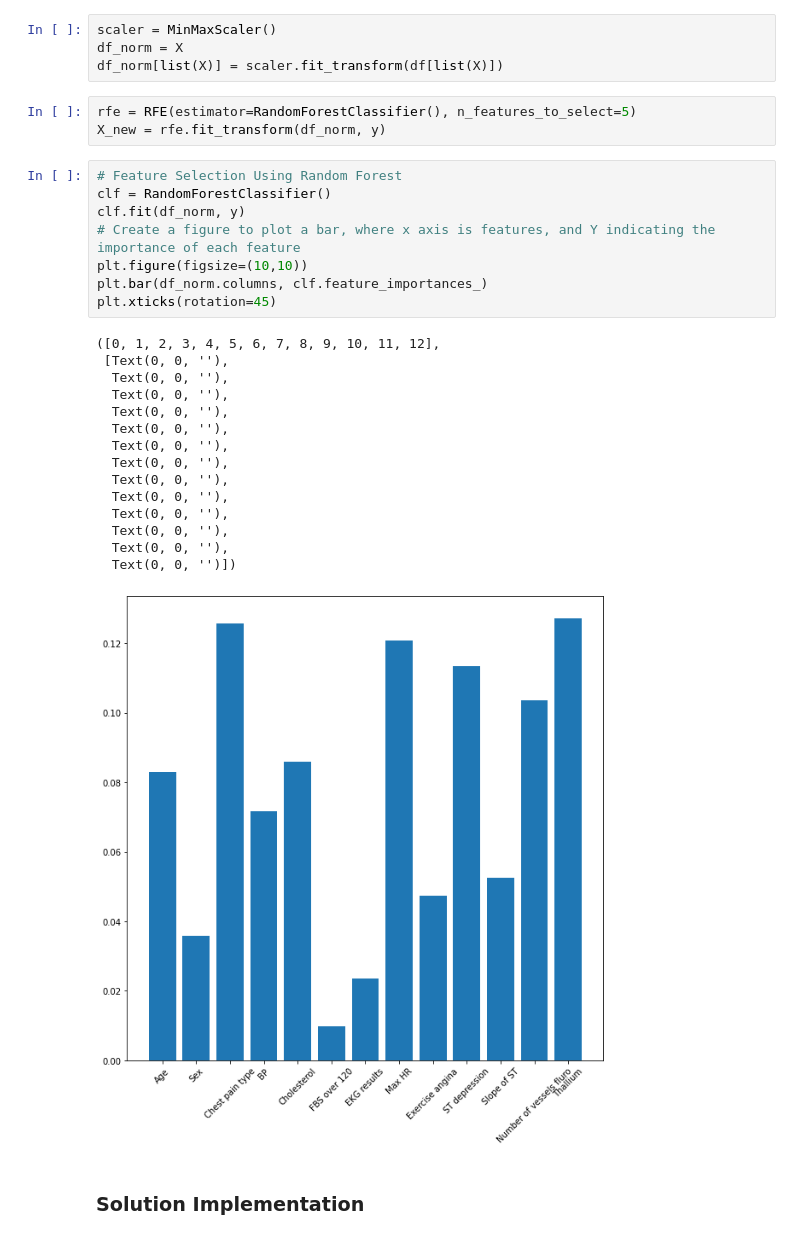
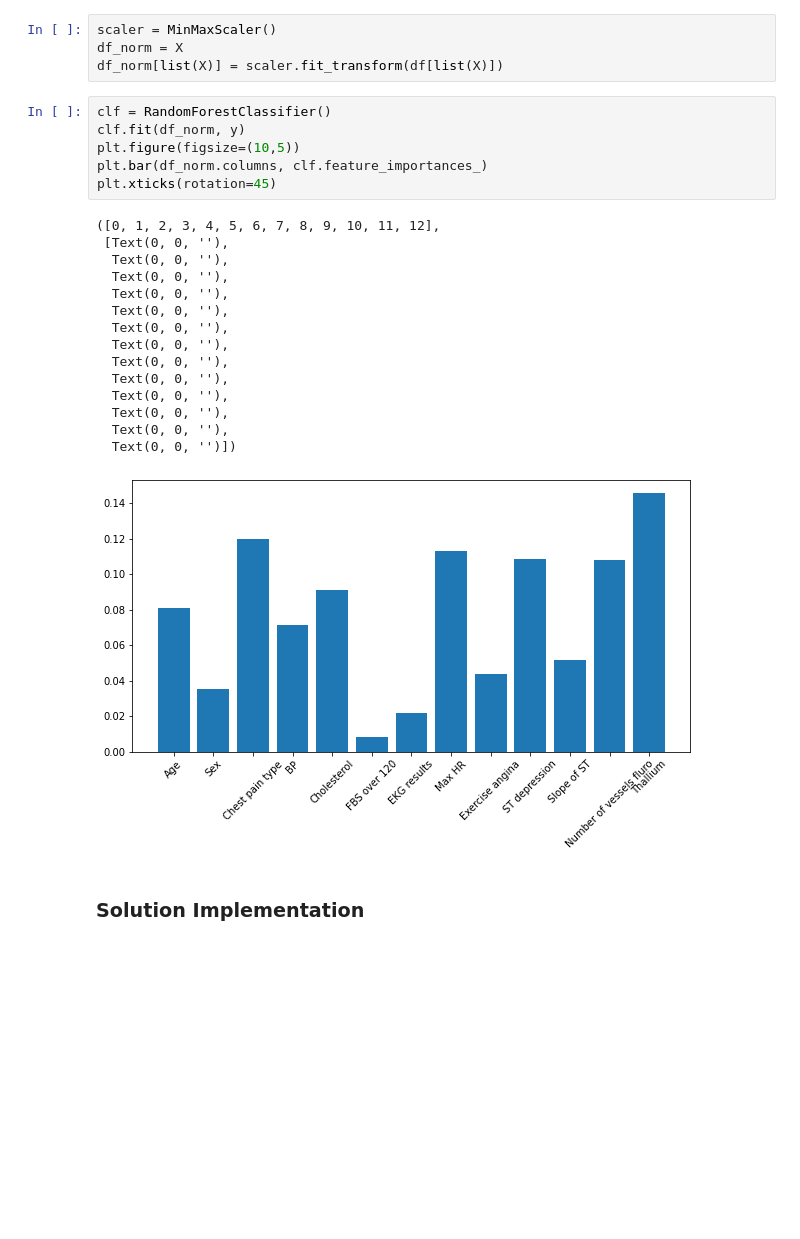
Before and after one commit to BSSB33/DSC-Lab, a Jupyter notebook: oversampling/heart_disease_prediction.ipynb, the cells around one changed output. Saved outputs shown, nothing was run; the diff lists cells and outputs as text; blank space fills up the shorter version.

```diff
--- a/oversampling/heart_disease_prediction.ipynb
+++ b/oversampling/heart_disease_prediction.ipynb
@@ -47,33 +47,28 @@ X = df.drop("Y", axis=1)
 scaler = MinMaxScaler()
 df_norm = X
 df_norm[list(X)] = scaler.fit_transform(df[list(X)])
-# %%
-rfe = RFE(estimator=RandomForestClassifier(), n_features_to_select=5)
-X_new = rfe.fit_transform(df_norm, y)
 # %%
-# Feature Selection Using Random Forest
 clf = RandomForestClassifier()
 clf.fit(df_norm, y)
-# Create a figure to plot a bar, where x axis is features, and Y indicating the importance of each feature
-plt.figure(figsize=(10,10))
+plt.figure(figsize=(10,5))
 plt.bar(df_norm.columns, clf.feature_importances_)
 plt.xticks(rotation=45)
 # %% [output]
 ([0, 1, 2, 3, 4, 5, 6, 7, 8, 9, 10, 11, 12],
  [Text(0, 0, ''),
   Text(0, 0, ''),
   Text(0, 0, ''),
   Text(0, 0, ''),
   Text(0, 0, ''),
   Text(0, 0, ''),
   Text(0, 0, ''),
   Text(0, 0, ''),
   Text(0, 0, ''),
   Text(0, 0, ''),
   Text(0, 0, ''),
   Text(0, 0, ''),
   Text(0, 0, '')])
-[figure, old version]
+[figure, new version]
 # %% [markdown]
 ### Solution Implementation
 # %%
```
Also changed, not shown: parts of 14 cells of this notebook, 1 other file.
